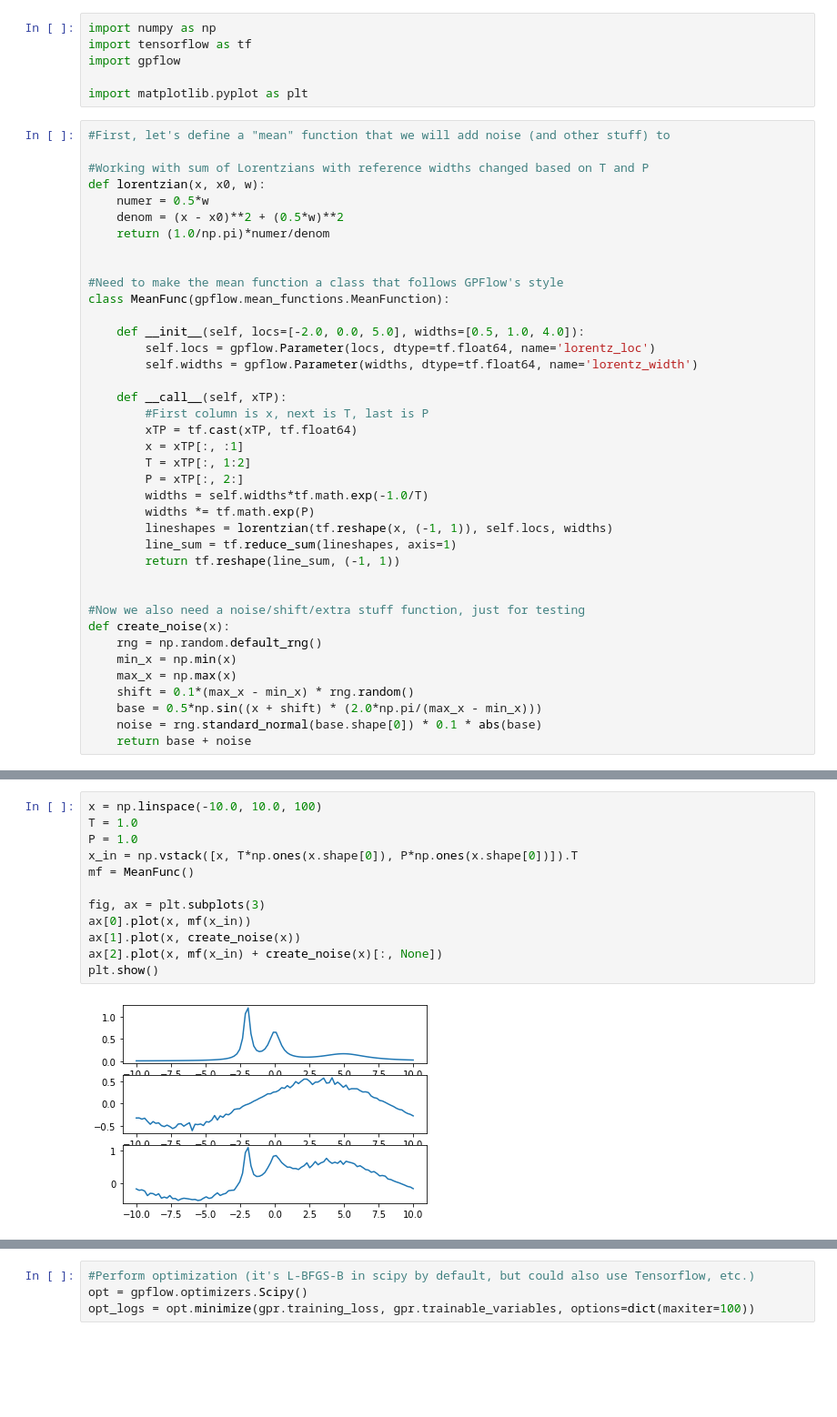
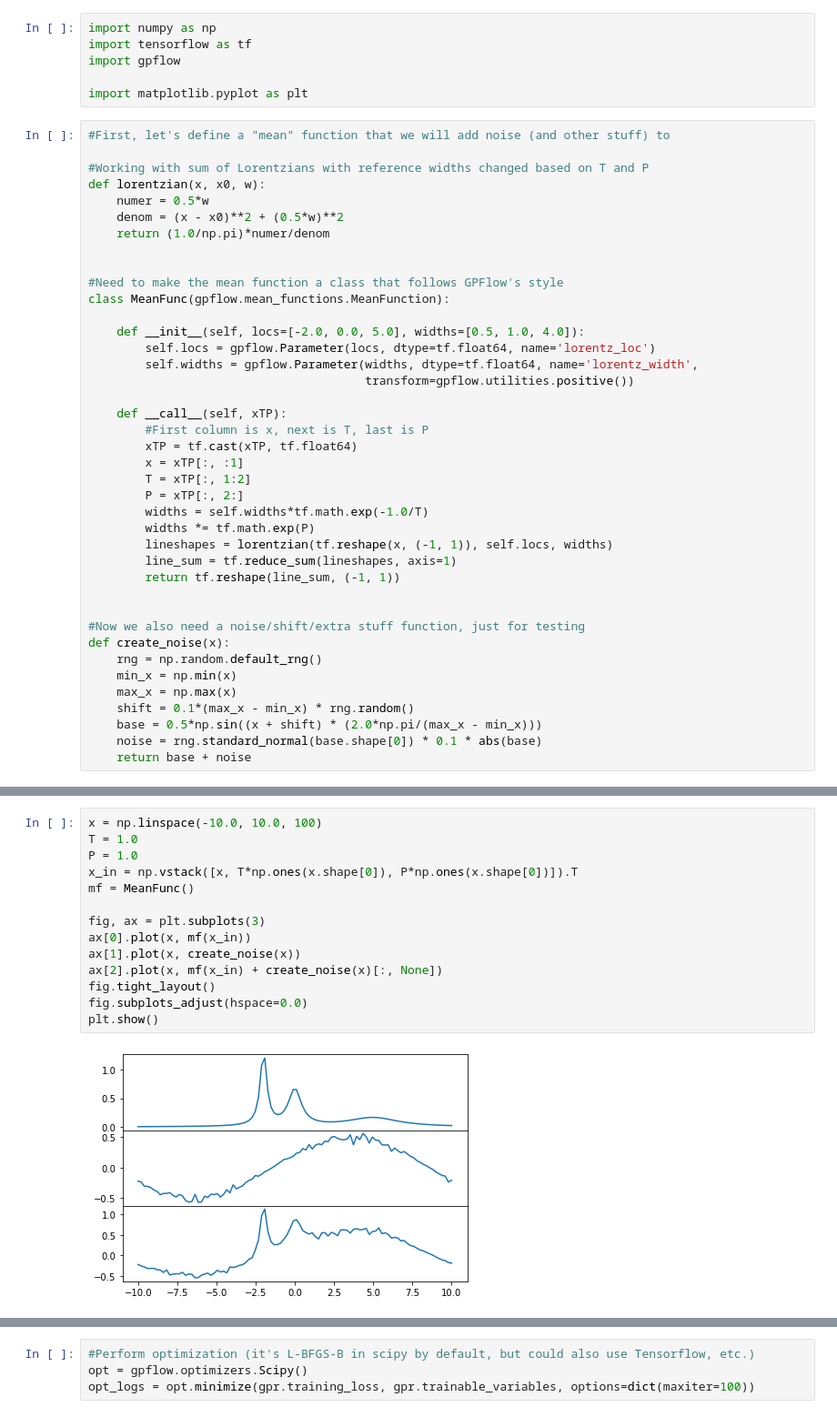
Before and after one commit to wpk-nist-gov/MATSgp, a Jupyter notebook: cci_workup/Uncertainty_GPR_example.ipynb, the cells around one changed output, grey strips where cells are left out. Shown at 91% size. Saved outputs shown, nothing was run; the diff lists cells and outputs as text; blank space fills up the shorter version.

```diff
--- a/cci_workup/Uncertainty_GPR_example.ipynb
+++ b/cci_workup/Uncertainty_GPR_example.ipynb
@@ -19,7 +19,8 @@ class MeanFunc(gpflow.mean_functions.MeanFunction):
 
     def __init__(self, locs=[-2.0, 0.0, 5.0], widths=[0.5, 1.0, 4.0]):
         self.locs = gpflow.Parameter(locs, dtype=tf.float64, name='lorentz_loc')
-        self.widths = gpflow.Parameter(widths, dtype=tf.float64, name='lorentz_width')
+        self.widths = gpflow.Parameter(widths, dtype=tf.float64, name='lorentz_width',
+                                       transform=gpflow.utilities.positive())
 
     def __call__(self, xTP):
         #First column is x, next is T, last is P
@@ -46,14 +51,16 @@ def create_noise(x):
 # %%
 x = np.linspace(-10.0, 10.0, 100)
 T = 1.0
 P = 1.0
 x_in = np.vstack([x, T*np.ones(x.shape[0]), P*np.ones(x.shape[0])]).T
 mf = MeanFunc()
 
 fig, ax = plt.subplots(3)
 ax[0].plot(x, mf(x_in))
 ax[1].plot(x, create_noise(x))
 ax[2].plot(x, mf(x_in) + create_noise(x)[:, None])
+fig.tight_layout()
+fig.subplots_adjust(hspace=0.0)
 plt.show()
 # %% [output]
-[figure, old version]
+[figure, new version]
```
Also changed, not shown: parts of 13 cells of this notebook.
